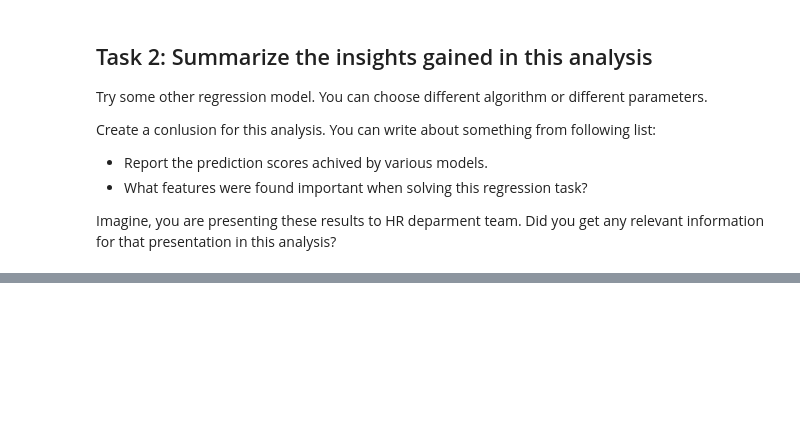
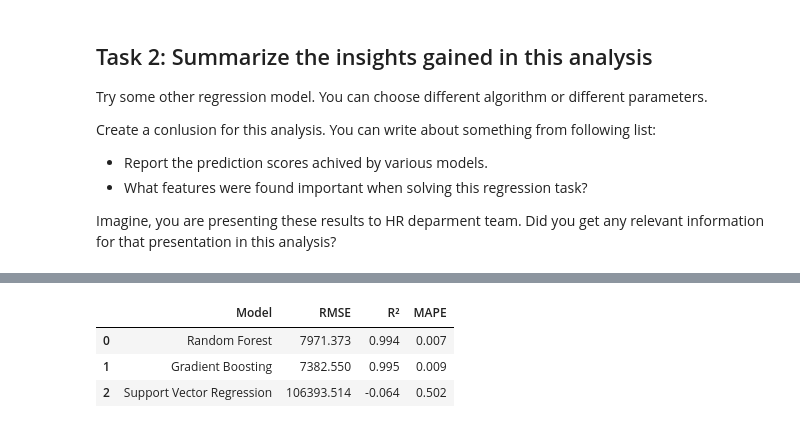
Before and after one commit to SLI0124/strojove-uceni, a Jupyter notebook: tasks/task7.ipynb, the cells around one changed output, grey strips where cells are left out. Drawn from its saved outputs; the diff is of its cells as text; code cells hidden in the pictures; blank space fills up the shorter version.

```diff
--- a/tasks/task7.ipynb
+++ b/tasks/task7.ipynb
@@ -465,0 +614,2 @@ Imagine, you are presenting these results to HR deparment team. Did you get any
+# %%
+gb.fit(X_train, y_train)
@@ -465,0 +618,2 @@ Imagine, you are presenting these results to HR deparment team. Did you get any
+# %%
+svr.fit(X_train, y_train)
@@ -465,0 +622,10 @@ Imagine, you are presenting these results to HR deparment team. Did you get any
+# %%
+# Get predictions
+y_pred_rf = rf.predict(X_test)
+y_pred_gb = gb.predict(X_test)
+y_pred_svr = svr.predict(X_test)
+# %%
+# Evaluate the models
+rmse_rf, r2_rf, mape_rf = evaluate_model(y_test, y_pred_rf)
+rmse_gb, r2_gb, mape_gb = evaluate_model(y_test, y_pred_gb)
+rmse_svr, r2_svr, mape_svr = evaluate_model(y_test, y_pred_svr)
@@ -465,0 +651,20 @@ Imagine, you are presenting these results to HR deparment team. Did you get any
+# %%
+# plot the results nicely in a table
+model_names = ["Random Forest", "Gradient Boosting", "Support Vector Regression"]
+rmse_scores = [rmse_rf, rmse_gb, rmse_svr]
+r2_scores = [r2_rf, r2_gb, r2_svr]
+mape_scores = [mape_rf, mape_gb, mape_svr]
+
+results = pd.DataFrame({
+    "Model": model_names,
+    "RMSE": rmse_scores,
+    "R²": r2_scores,
+    "MAPE": mape_scores
+})
+
+results
+# %% [output]
+|  | Model | RMSE | R² | MAPE |
+| 0 | Random Forest | 7971.373 | 0.994 | 0.007 |
+| 1 | Gradient Boosting | 7382.550 | 0.995 | 0.009 |
+| 2 | Support Vector Regression | 106393.514 | -0.064 | 0.502 |
```
Also changed, not shown: parts of 28 cells of this notebook.
